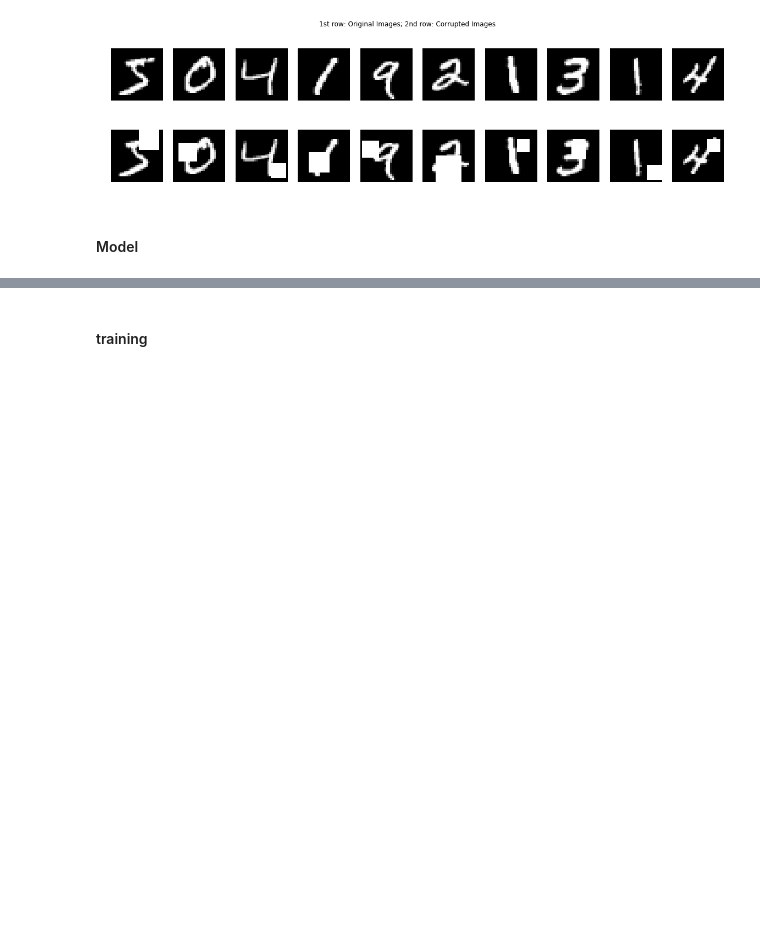
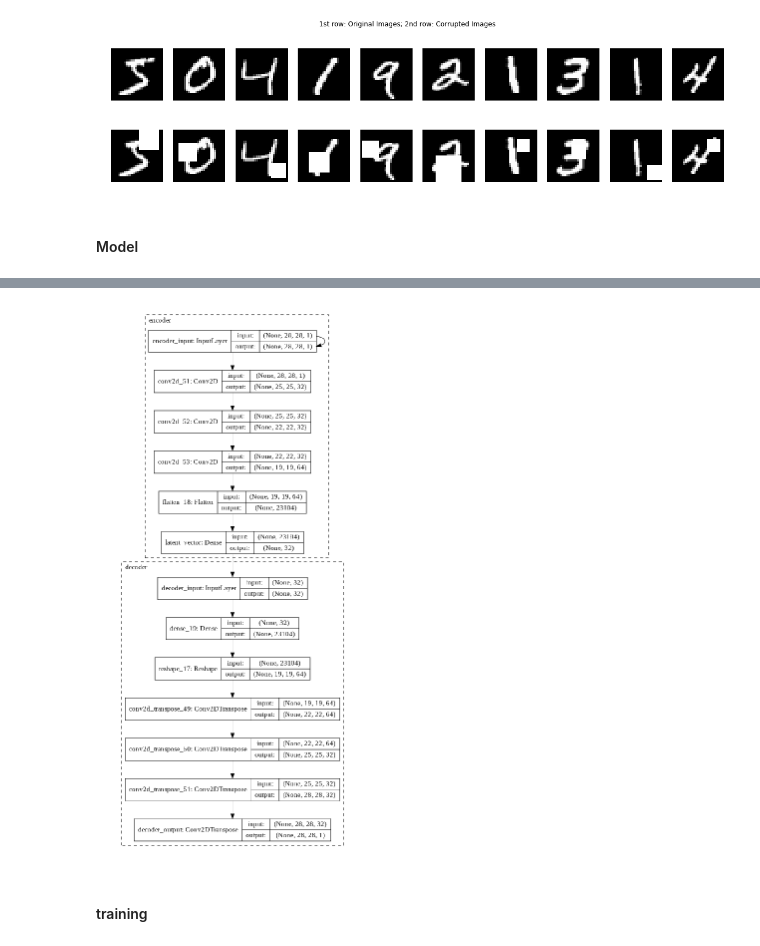
Before and after one commit to aerjayc/coe197z-hw2, a Jupyter notebook: mnist_autoencoder.ipynb, the cells around one changed output, grey strips where cells are left out. Cells and saved outputs as stored; diff of their text form; code cells hidden in the pictures; blank space fills up the shorter version.

Commit message:
added make_autoencoder() and plot_losses()

```diff
--- a/mnist_autoencoder.ipynb
+++ b/mnist_autoencoder.ipynb
@@ -159,3 +145,23 @@ plt.show()
+# %%
+# network parameters
+input_shape = x_train.shape[1:] # (28,28,1)
+batch_size = 32
+kernel_size = 4
+latent_dim = 32
+strides = 1
+padding = 'valid'
+
+# encoder/decoder number of CNN layers and filters per layer
+layer_filters = [32, 32, 64]
+
+loss = 'mse'
+optimizer = 'adam'
+
+autoencoder = make_autoencoder(input_shape, layer_filters, kernel_size, latent_dim,
+                               strides, padding, loss=loss, optimizer=optimizer)
+plot_model_summary(autoencoder, to_file='autoencoder.png')
+# %% [output]
+[figure, added]
 # %% [markdown]
 #### training
 # %%
```
Also changed, not shown: parts of 6 cells of this notebook.
